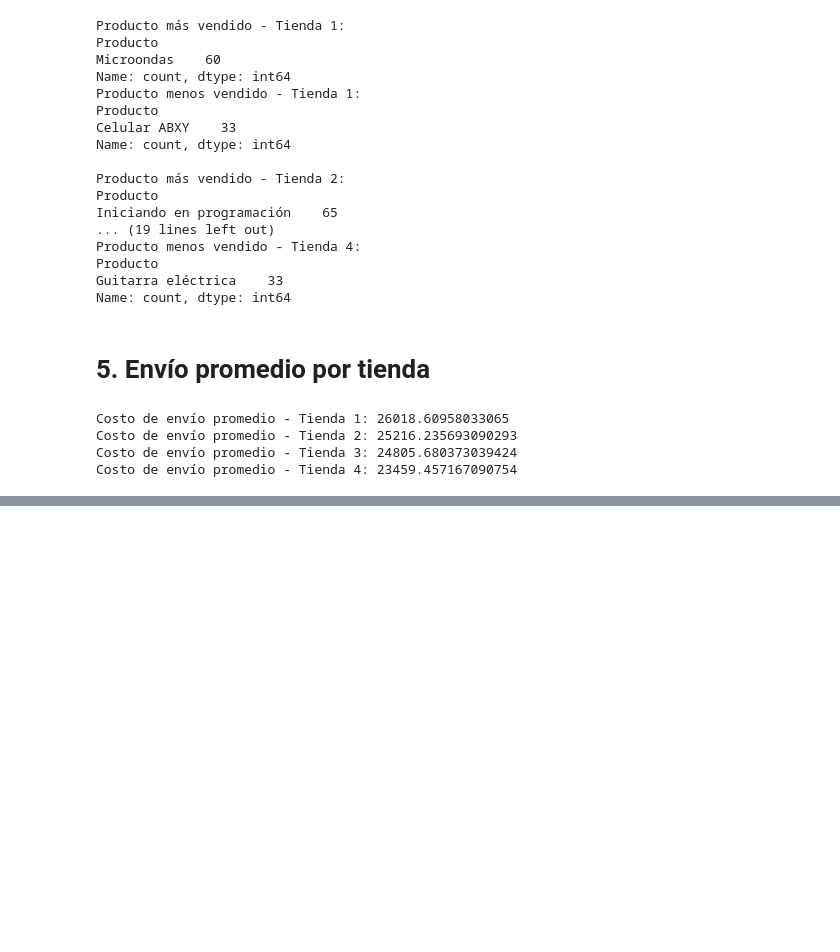
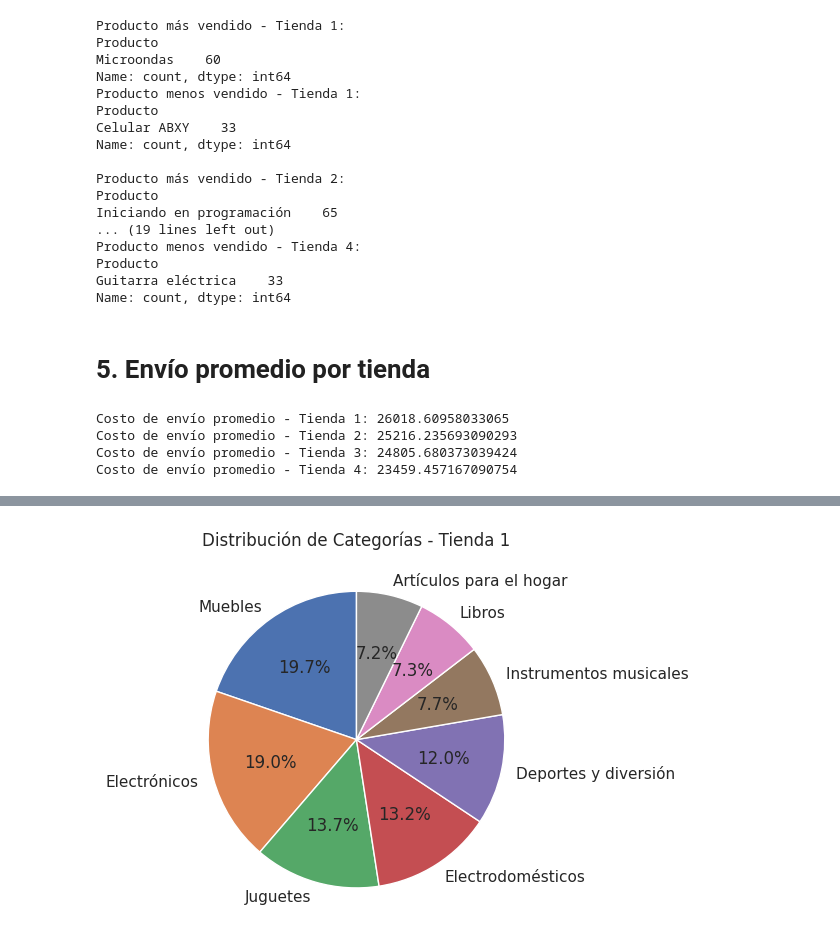
Before and after one commit to ENRIQUEAHERNANDEZ/nuevo-proyecto, a Jupyter notebook: AluraStoreLatam.ipynb, the cells around one changed output, grey strips where cells are left out. Saved outputs shown, nothing was run; the diff lists cells and outputs as text; code cells hidden in the pictures; blank space fills up the shorter version.

```diff
--- a/AluraStoreLatam.ipynb
+++ b/AluraStoreLatam.ipynb
@@ -159,0 +183,12 @@ Costo de envío promedio - Tienda 4: 23459.457167090754
+# %%
+# Ventas por categoría en Tienda 1
+categorias_t1 = tienda["Categoría del Producto"].value_counts()
+
+# Gráfico de torta
+categorias_t1.plot(kind="pie", autopct="%1.1f%%", startangle=90, figsize=(6,6))
+plt.title("Distribución de Categorías - Tienda 1")
+plt.ylabel("")  # Oculta la etiqueta de y
+plt.tight_layout()
+plt.show()
+# %% [output]
+[figure, added]
```
Also changed, not shown: parts of 9 cells of this notebook.
